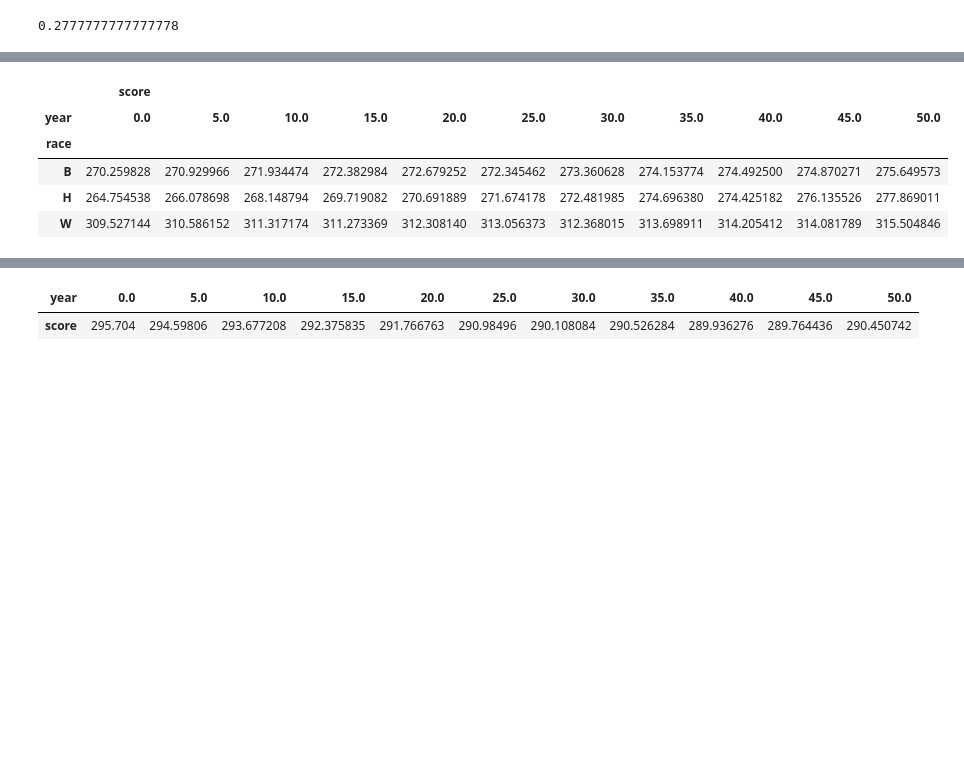
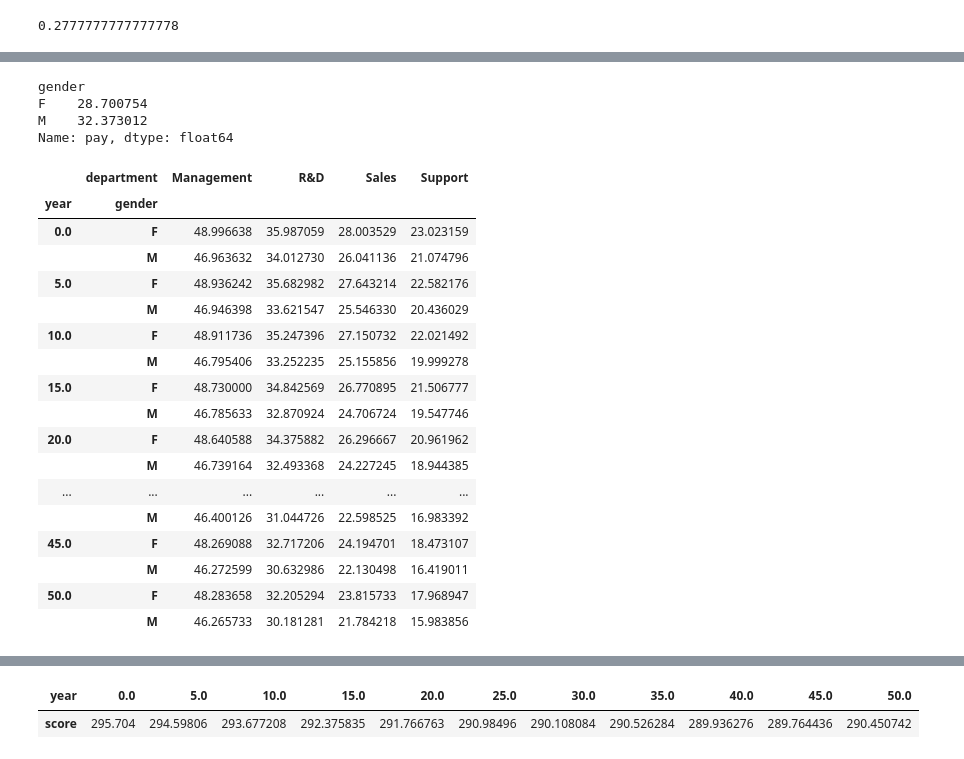
Before and after one commit to ml4sts/ml-sim, a Jupyter notebook: sandbox/generate_class_imbalance_pay_sp.ipynb, the cells around one changed output, grey strips where cells are left out. Saved outputs shown, nothing was run; the diff lists cells and outputs as text; code cells hidden in the pictures; blank space fills up the shorter version.

```diff
--- a/sandbox/generate_class_imbalance_pay_sp.ipynb
+++ b/sandbox/generate_class_imbalance_pay_sp.ipynb
@@ -61,15 +48,15 @@ We can change the numbers a bit to see tht it still works.
 # %% [markdown]
 The above is occuring in aggregate data, we should generate and aim to detect from the individual measurements. So we can expand the above generator.  We'll use the group score and counts to draw the indivdual rows of our table.
 # %%
-roles = [ 'Support',  'Sales','Management' 'R&D',]
+roles = [ 'Support',  'Sales','Management', 'R&D',]
 
-shareM = [.625,.55,.625,28]
+shareM = [.28,.55,.625,.75]
 # %%
 100/360
 # %% [output]
 0.2777777777777778
 # %%
-dat = [[t_t,np.random.normal(loc=sg,scale=5),g ]
-            for sg_t, c_t,t_t in zip(scores_group,count,t)
-           for sg,c,g in zip(sg_t,c_t,group_names)
-           for i in range(int(c))]
+dat = [[t_t,np.round(np.random.normal(loc=sg,scale=.75),decimals=2),g,np.random.choice(['M','F'],p=[p_m,1-p_m]) ]
+            for sg_t, c_t,t_t in zip(scores_group,count,t) # per time
+           for sg,c,g,p_m in zip(sg_t,c_t,roles,shareM)
+           for i in range(int(c))] # per person per group
@@ -80,5 +81,5 @@ len(dat)
 # %%
-df = pd.DataFrame(data=dat,columns = ['month','pay','department'])
+df = pd.DataFrame(data=dat,columns = ['year','pay','department','gender'])
 # %%
 df.head()
 # %% [output]
@@ -90,0 +92,6 @@ df.head()
+# %%
+raise_amt = {'F':2, 'M':0}
+def g_raise(row):
+    return row['pay'] + raise_amt[row['gender']]
+
+df['pay'] = df.apply(g_raise,axis=1)
@@ -91,9 +160,28 @@ df.head()
+# %%
+df.groupby(['gender'])['pay'].mean()
+# %% [output]
+gender
+F    28.700754
+M    32.373012
+Name: pay, dtype: float64
 # %%
-df.groupby(['race','year']).mean().unstack()
+df.groupby(['year','gender','department'])['pay'].mean().unstack()
 # %% [output]
-|  | score |  |  |  |  |  |  |  |  |  |  |
-| year | 0.0 | 5.0 | 10.0 | 15.0 | 20.0 | 25.0 | 30.0 | 35.0 | 40.0 | 45.0 | 50.0 |
-| race |  |  |  |  |  |  |  |  |  |  |  |
-| B | 270.259828 | 270.929966 | 271.934474 | 272.382984 | 272.679252 | 272.345462 | 273.360628 | 274.153774 | 274.492500 | 274.870271 | 275.649573 |
-| H | 264.754538 | 266.078698 | 268.148794 | 269.719082 | 270.691889 | 271.674178 | 272.481985 | 274.696380 | 274.425182 | 276.135526 | 277.869011 |
-| W | 309.527144 | 310.586152 | 311.317174 | 311.273369 | 312.308140 | 313.056373 | 312.368015 | 313.698911 | 314.205412 | 314.081789 | 315.504846 |
+|  | department | Management | R&D | Sales | Support |
+| year | gender |  |  |  |  |
+| 0.0 | F | 48.996638 | 35.987059 | 28.003529 | 23.023159 |
+|  | M | 46.963632 | 34.012730 | 26.041136 | 21.074796 |
+| 5.0 | F | 48.936242 | 35.682982 | 27.643214 | 22.582176 |
+|  | M | 46.946398 | 33.621547 | 25.546330 | 20.436029 |
+| 10.0 | F | 48.911736 | 35.247396 | 27.150732 | 22.021492 |
+|  | M | 46.795406 | 33.252235 | 25.155856 | 19.999278 |
+| 15.0 | F | 48.730000 | 34.842569 | 26.770895 | 21.506777 |
+|  | M | 46.785633 | 32.870924 | 24.706724 | 19.547746 |
+| 20.0 | F | 48.640588 | 34.375882 | 26.296667 | 20.961962 |
+|  | M | 46.739164 | 32.493368 | 24.227245 | 18.944385 |
+| ... | ... | ... | ... | ... | ... |
+|  | M | 46.400126 | 31.044726 | 22.598525 | 16.983392 |
+| 45.0 | F | 48.269088 | 32.717206 | 24.194701 | 18.473107 |
+|  | M | 46.272599 | 30.632986 | 22.130498 | 16.419011 |
+| 50.0 | F | 48.283658 | 32.205294 | 23.815733 | 17.968947 |
+|  | M | 46.265733 | 30.181281 | 21.784218 | 15.983856 |
```
Also changed, not shown: parts of 23 cells of this notebook, 8 other files.
